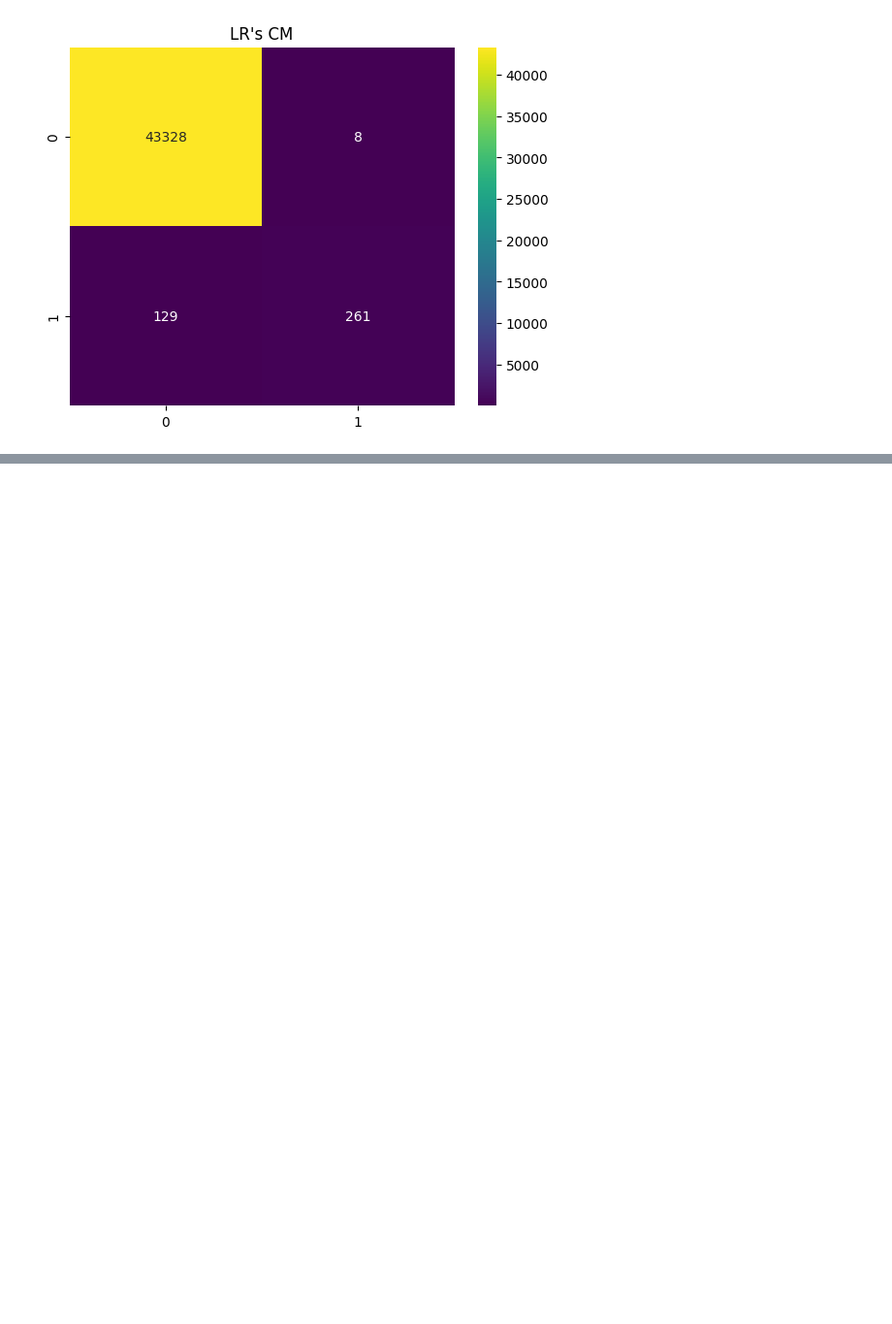
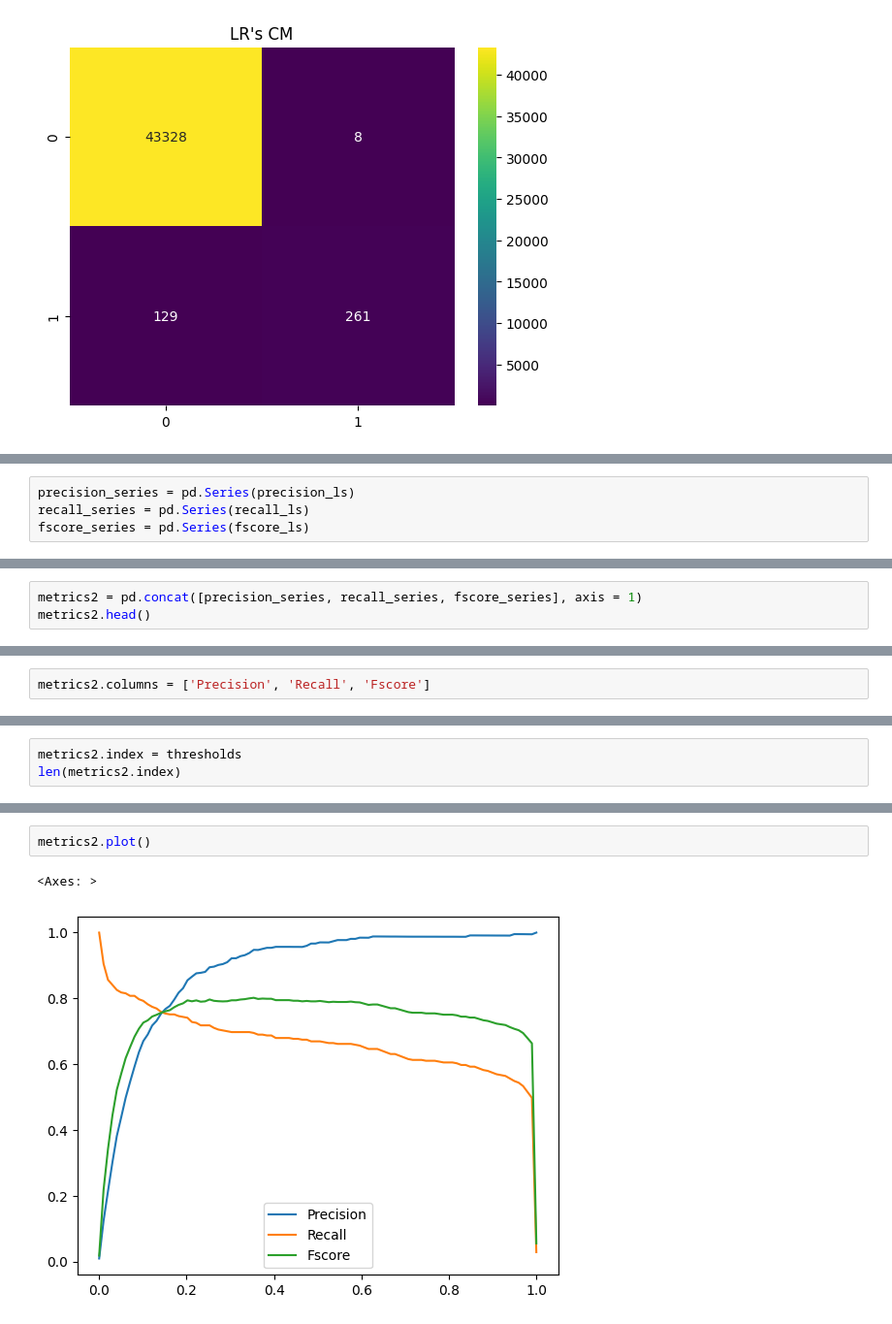
Before and after one commit to MaximillianJacob/Udemy, a Jupyter notebook: machine_learning_imbalanced_data/Section-03-Metrics/3.1_Confusion_Matrix_FPR_FNR.ipynb, the cells around one changed output, grey strips where cells are left out. Shown at 97% size. Cells and saved outputs as stored; diff of their text form; blank space fills up the shorter version.

```diff
--- a/machine_learning_imbalanced_data/Section-03-Metrics/3.1_Confusion_Matrix_FPR_FNR.ipynb
+++ b/machine_learning_imbalanced_data/Section-03-Metrics/3.1_Confusion_Matrix_FPR_FNR.ipynb
@@ -274,0 +594,4 @@ Text(0.5, 1.0, "LR's CM")
+# %%
+precision_series = pd.Series(precision_ls)
+recall_series = pd.Series(recall_ls)
+fscore_series = pd.Series(fscore_ls)
@@ -274,0 +618,3 @@ Text(0.5, 1.0, "LR's CM")
+# %%
+metrics2 = pd.concat([precision_series, recall_series, fscore_series], axis = 1)
+metrics2.head()
@@ -274,0 +628,2 @@ Text(0.5, 1.0, "LR's CM")
+# %%
+metrics2.columns = ['Precision', 'Recall', 'Fscore']
@@ -274,0 +634,3 @@ Text(0.5, 1.0, "LR's CM")
+# %%
+metrics2.index = thresholds
+len(metrics2.index)
@@ -274,0 +648,5 @@ Text(0.5, 1.0, "LR's CM")
+# %%
+metrics2.plot()
+# %% [output]
+<Axes: >
+[figure, added]
```
Also changed, not shown: parts of 47 cells of this notebook.
